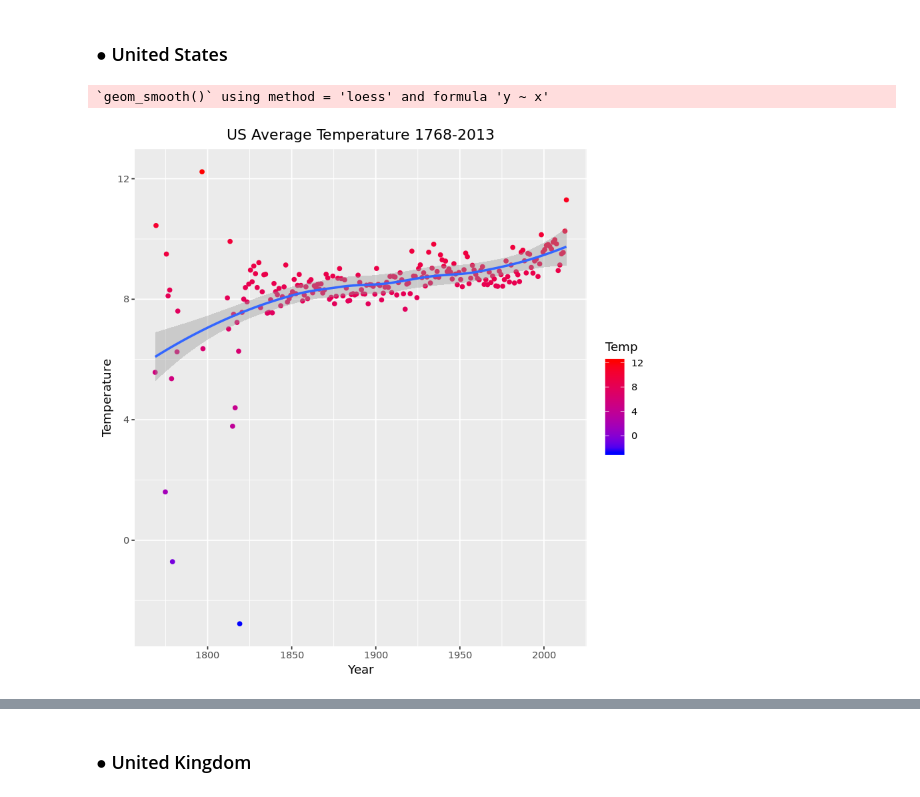
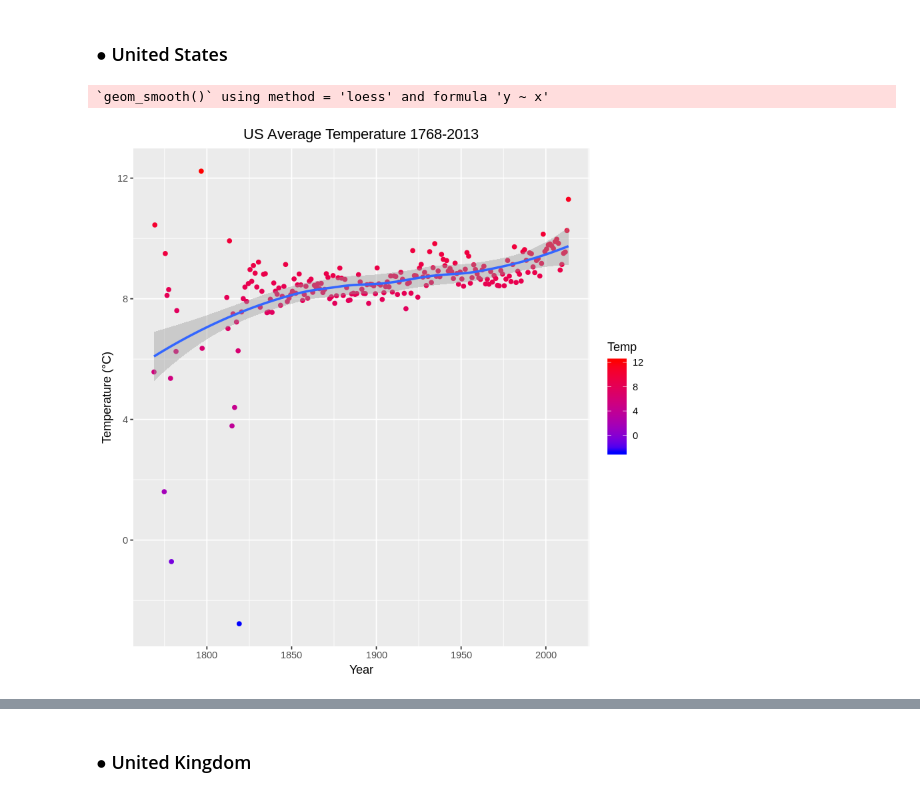
Before and after one commit to nilsonsales/Climate-Change-Analysis, a Jupyter notebook: Climate-Change-Analysis.ipynb, the cells around one changed output, grey strips where cells are left out. Cells and saved outputs as stored; diff of their text form; code cells hidden in the pictures.

```diff
--- a/Climate-Change-Analysis.ipynb
+++ b/Climate-Change-Analysis.ipynb
@@ -66,21 +77,21 @@ ggplot(data = tempBrazil) +
 # %%
 ## United States
 tempUS = temperature[ which(temperature$Country=="United States"),]
 
 tempUS <- aggregate(x = tempUS,
                     by = list(year = substr(tempUS$dt, 1, 4)),
                     FUN = mean)
 
 ggplot(data = tempUS) +
   geom_point(mapping =  aes(x = dt, y = AverageTemperature, colour=AverageTemperature)) +
   geom_smooth(mapping = aes(x = dt, y = AverageTemperature)) +
   scale_color_gradient(low="blue", high="red") +
-  xlab("Year") + ylab("Temperature") +
+  xlab("Year") + ylab("Temperature (°C)") +
   ggtitle("US Average Temperature 1768-2013") + theme(plot.title = element_text(hjust = 0.5)) +
   labs(colour = "Temp")
 # %% [output]
 `geom_smooth()` using method = 'loess' and formula 'y ~ x'
-[figure, old version]
+[figure, new version]
 # %%
 # Removing the outliers
 lowerWhisker <- boxplot(tempUS[3], plot=FALSE)$stats[c(1, 5), ][1]
```
Also changed, not shown: parts of 9 cells of this notebook.
